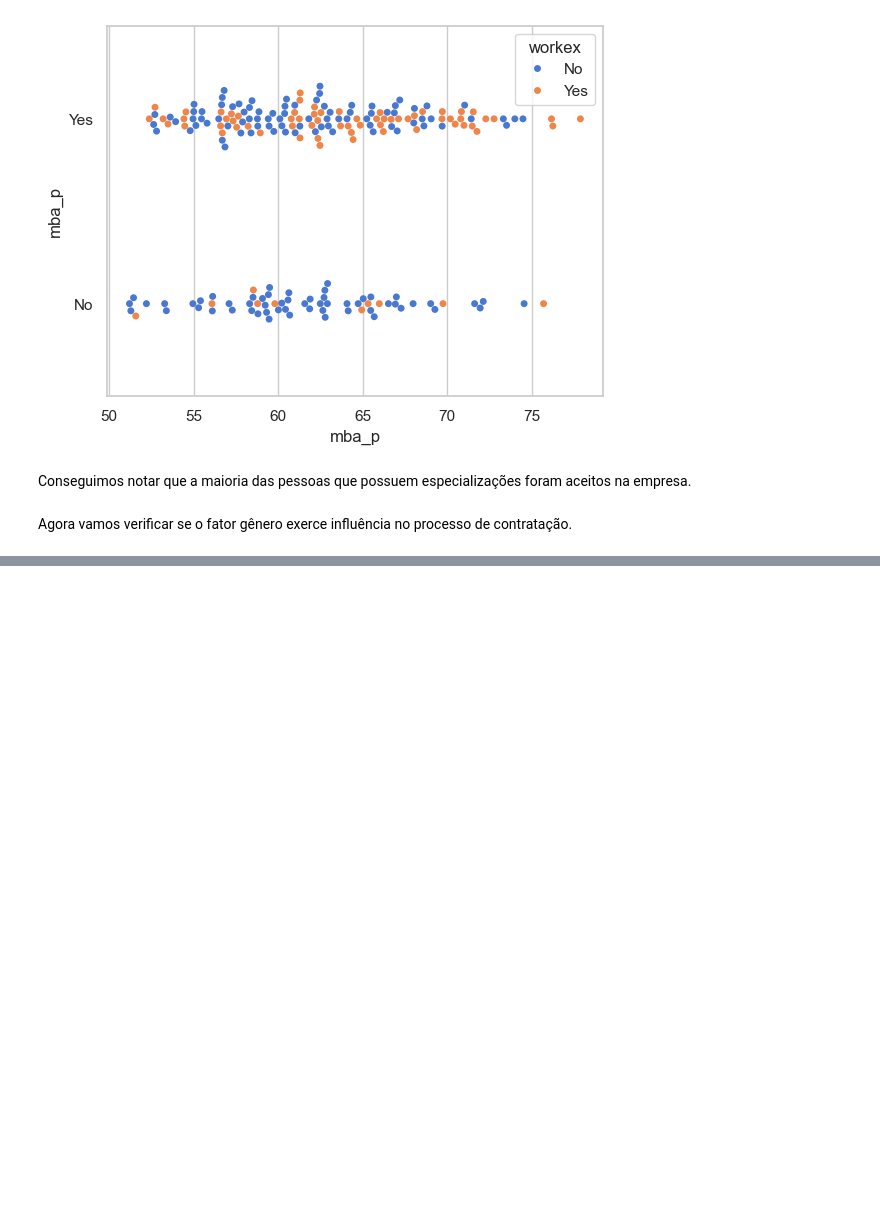
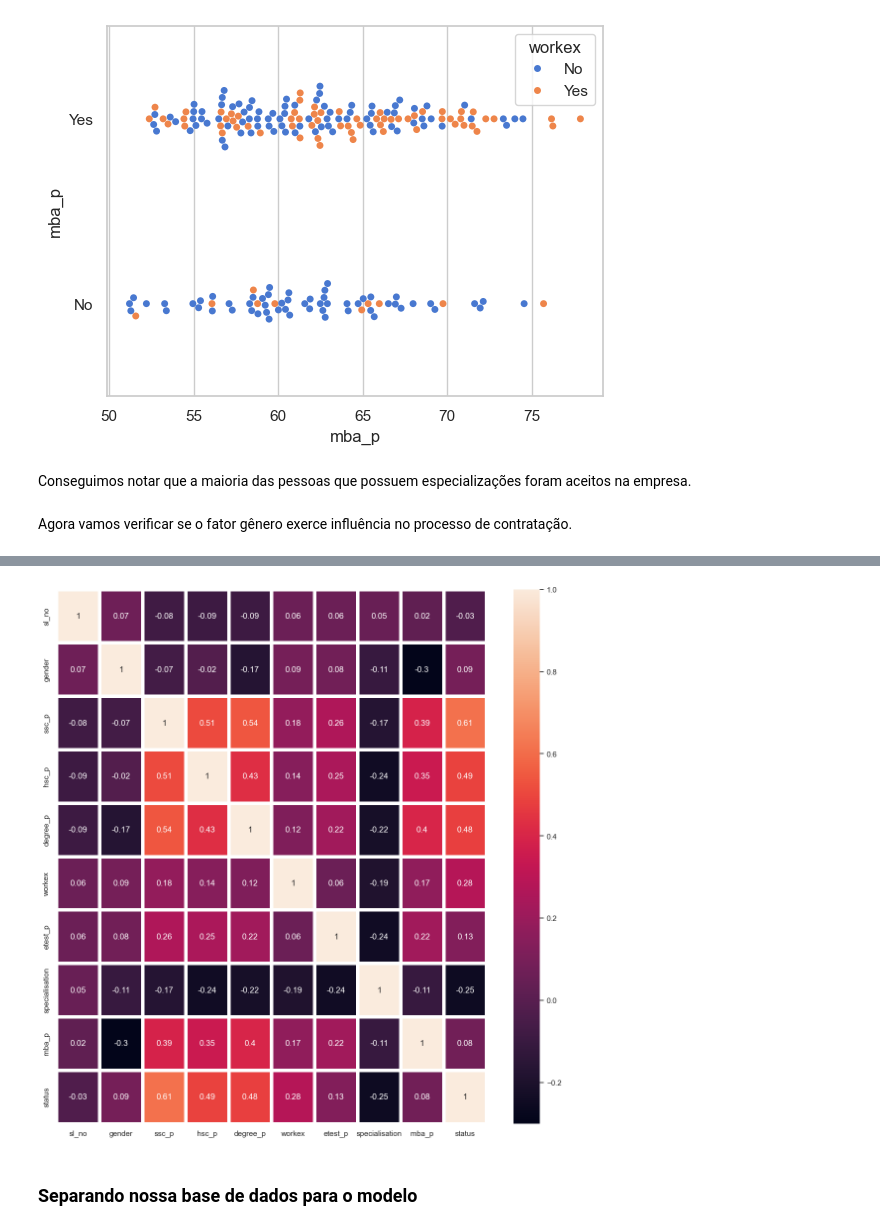
Before and after one commit to CorsiIsa/machine_learning_avancado, a Jupyter notebook: knn_and_svm.ipynb, the cells around one changed output, grey strips where cells are left out. Cells and saved outputs as stored; diff of their text form; code cells hidden in the pictures; blank space fills up the shorter version.

```diff
--- a/knn_and_svm.ipynb
+++ b/knn_and_svm.ipynb
@@ -222,0 +256,7 @@ px.violin(df_recrutamento, y='salary', x='specialisation', color='gender', box=T
+# %%
+colunas = ["gender", "workex", "specialisation", "status"]
+
+label_encoder = LabelEncoder()
+
+for col in colunas:
+    df_recrutamento[col] = label_encoder.fit_transform(df_recrutamento[col])
@@ -222,0 +274,6 @@ px.violin(df_recrutamento, y='salary', x='specialisation', color='gender', box=T
+# %%
+dummy_hsc_s = pd.get_dummies(df_recrutamento["hsc_s"], prefix="dummy")
+
+dummy_degree_t = pd.get_dummies(df_recrutamento["degree_t"], prefix="dummy")
+
+dados_dummy = pd.concat([df_recrutamento, dummy_hsc_s, dummy_degree_t], axis=1)
@@ -222,0 +300,4 @@ px.violin(df_recrutamento, y='salary', x='specialisation', color='gender', box=T
+# %%
+dados_dummy.drop(["hsc_s", "degree_t", "salary"], axis=1, inplace=True)
+
+dados_dummy.head()
@@ -222,0 +311,10 @@ px.violin(df_recrutamento, y='salary', x='specialisation', color='gender', box=T
+# %%
+correlation_matriz = dados_dummy.select_dtypes(include=['number']).corr().round(2)
+
+fig, ax = plt.subplots(figsize=(14,14))
+sb.heatmap(data=correlation_matriz, annot=True, linewidths=5, ax=ax)
+plt.show()
+# %% [output]
+[figure, added]
+# %% [markdown]
+### Separando nossa base de dados para o modelo
```
Also changed, not shown: parts of 41 cells of this notebook.
